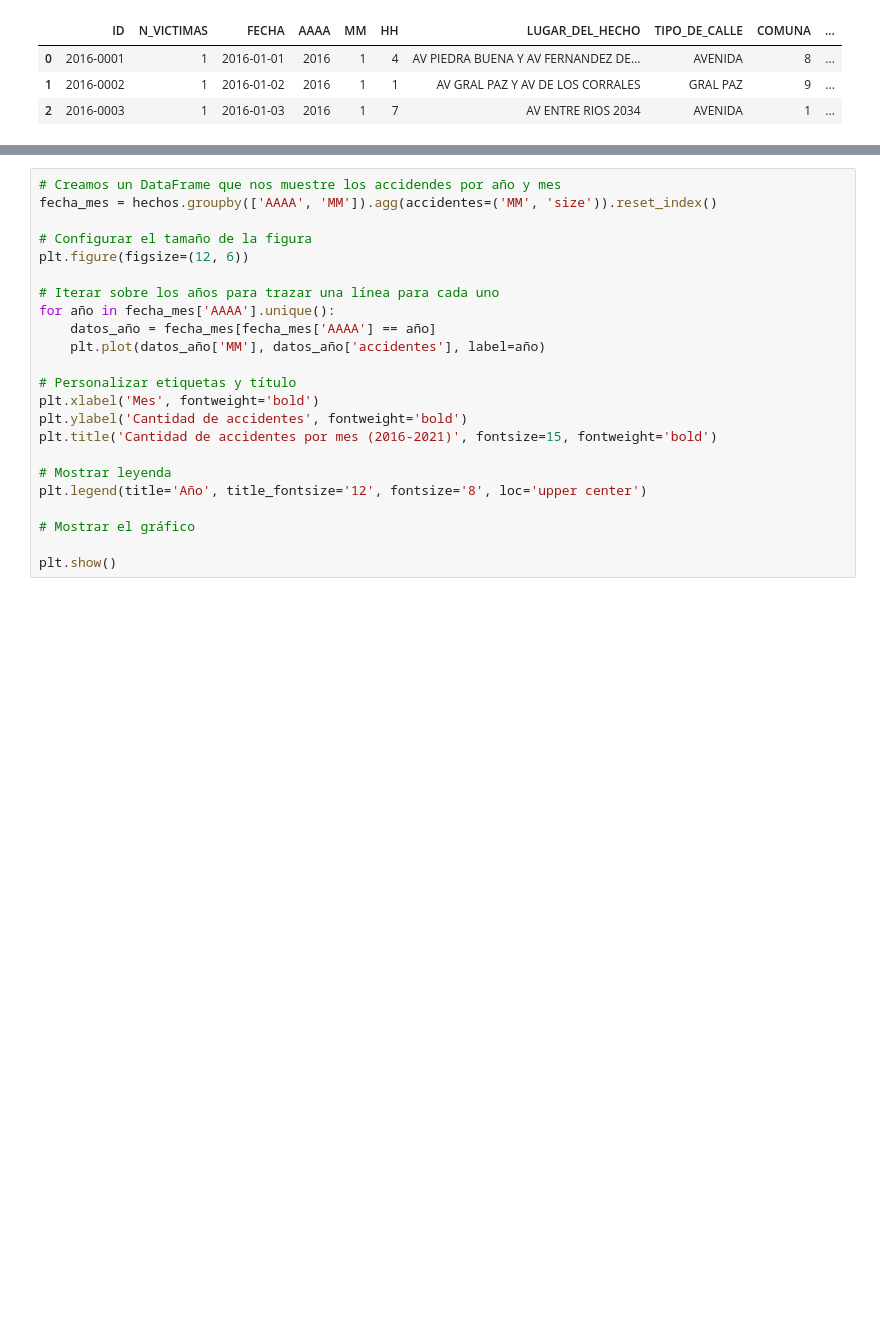
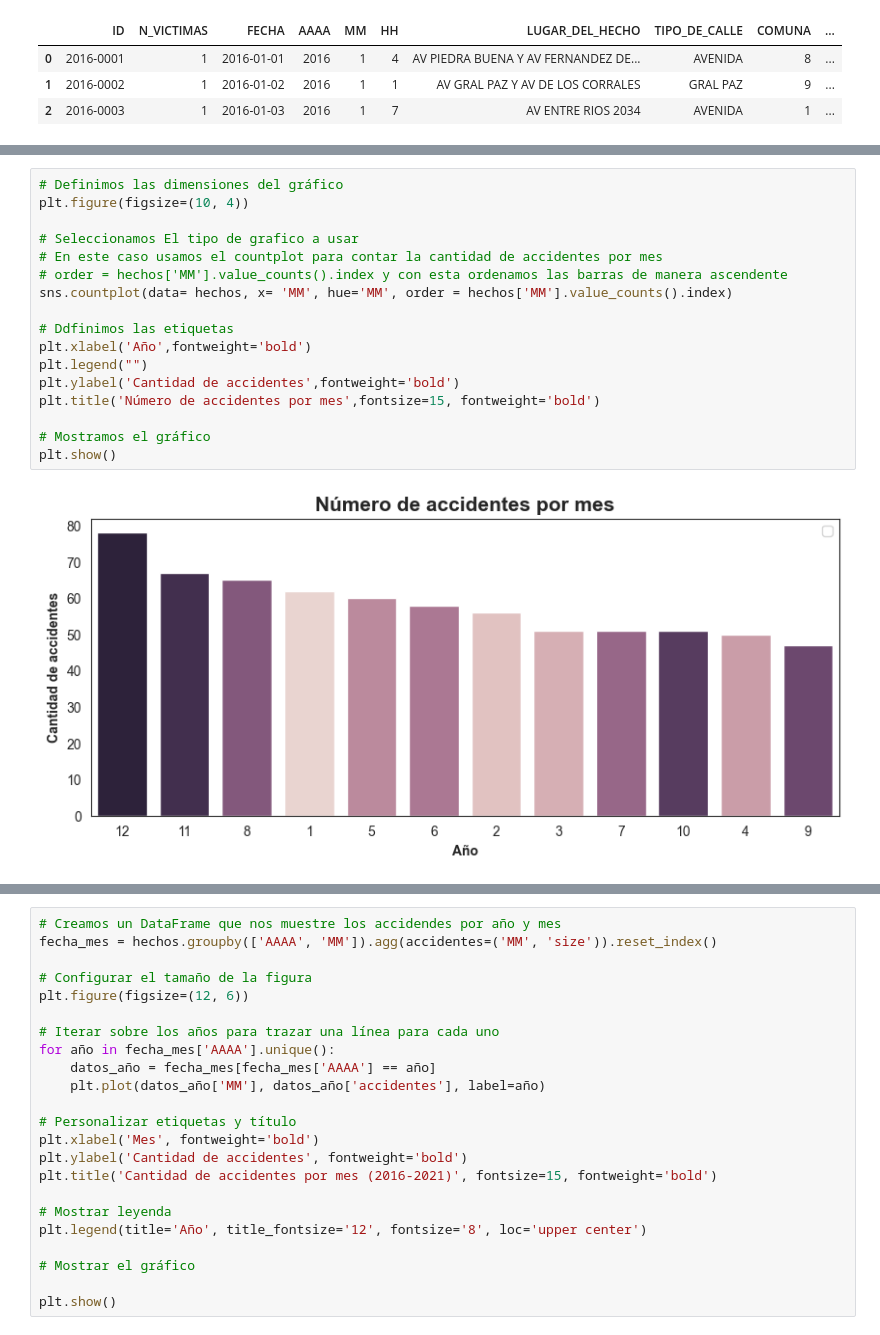
Before and after one commit to JuankTS/Proyecto_Individual_2_Data_Analytics, a Jupyter notebook: EDA.ipynb, the cells around one changed output, grey strips where cells are left out. Drawn from its saved outputs; the diff is of its cells as text; blank space fills up the shorter version.

```diff
--- a/EDA.ipynb
+++ b/EDA.ipynb
@@ -76,0 +86,19 @@ Passing `palette` without assigning `hue` is deprecated and will be removed in v
+# %%
+# Definimos las dimensiones del gráfico
+plt.figure(figsize=(10, 4))
+
+# Seleccionamos El tipo de grafico a usar
+# En este caso usamos el countplot para contar la cantidad de accidentes por mes
+# order = hechos['MM'].value_counts().index y con esta ordenamos las barras de manera ascendente
+sns.countplot(data= hechos, x= 'MM', hue='MM', order = hechos['MM'].value_counts().index)
+
+# Ddfinimos las etiquetas
+plt.xlabel('Año',fontweight='bold')
+plt.legend("")
+plt.ylabel('Cantidad de accidentes',fontweight='bold')
+plt.title('Número de accidentes por mes',fontsize=15, fontweight='bold')
+
+# Mostramos el gráfico
+plt.show()
+# %% [output]
+[figure, added]
```
Also changed, not shown: parts of 40 cells of this notebook, 5 other files.
